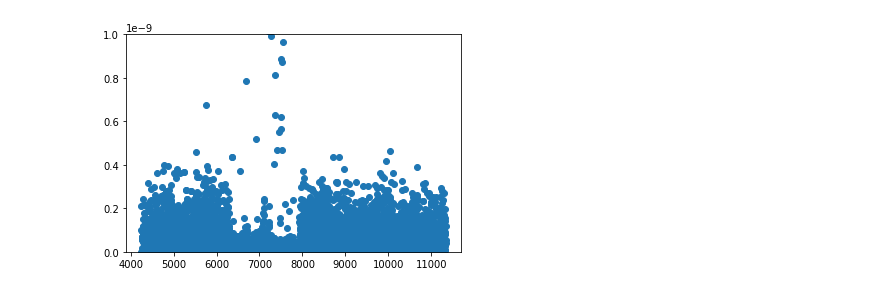
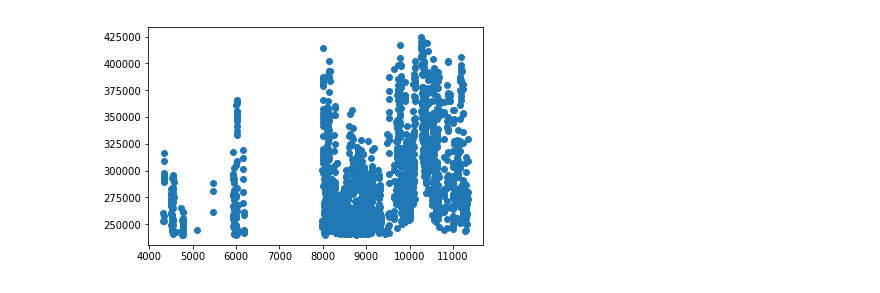
Before and after one commit to mwanakijiji/lbti_altair_fizeau, a Jupyter notebook: winnow_psfs.ipynb, the cells around one changed output. Cells and saved outputs as stored; diff of their text form; code cells hidden in the pictures.

```diff
--- a/winnow_psfs.ipynb
+++ b/winnow_psfs.ipynb
@@ -75,6 +64,8 @@ Index([u'framenum', u'ampl_med_highFreqPerfect_L',
-# %%
-plt.scatter(fft_table['framenum'],fft_table['ampl_normVec_lowFreqPerfect_x'])
-plt.ylim([0,1E-9])
-plt.show()
-# %% [output]
-[figure, removed]
+# %%
+# FFT info cutoffs:
+
+# amplitude of high-freq node of FFT amplitude > 20000
+# (i.e., close to center of coherence envelope)
+
+fft_table.rename(columns={'framenum':'FRAMENUM'}, inplace=True) # rename column for merger later
+winnowed_frames_fftInfo = fft_table.index[(fft_table["ampl_med_highFreqPerfect_R"] > 2.4e5)]
@@ -80,0 +75,22 @@ plt.show()
+# %%
+# rows containing frames of interest: fits_table.loc[winnowed_frames_fitsKey]
+# actual frame numbers corresponding to those rows: fits_table.loc[winnowed_frames_fitsKey]["FRAMENUM"]
+
+# extract frame info for shared frames
+frameInfo_from_fitsKey = fits_table.loc[winnowed_frames_fitsKey]
+frameInfo_from_fftInfo = fft_table.loc[winnowed_frames_fftInfo]
+
+# extract the frame numbers alone (just FYI for now)
+framenums_from_fitsKey = fits_table.loc[winnowed_frames_fitsKey]["FRAMENUM"].reset_index()
+framenums_from_fftInfo = fft_table.loc[winnowed_frames_fftInfo]["FRAMENUM"].reset_index()
+# %%
+# find the shared frame numbers and merge the tables based on those
+frames_shared = pd.merge(frameInfo_from_fitsKey, frameInfo_from_fftInfo, how="inner", on=["FRAMENUM"])
+# %%
+# TESTING ONLY
+
+plt.scatter(frames_shared.loc[:]["FRAMENUM"],frames_shared.loc[:]["ampl_med_highFreqPerfect_R"])
+#plt.xlim([5000,6000])
+plt.show()
+# %% [output]
+[figure, added]
```
Also changed, not shown: parts of 12 cells of this notebook, 2 other files.
